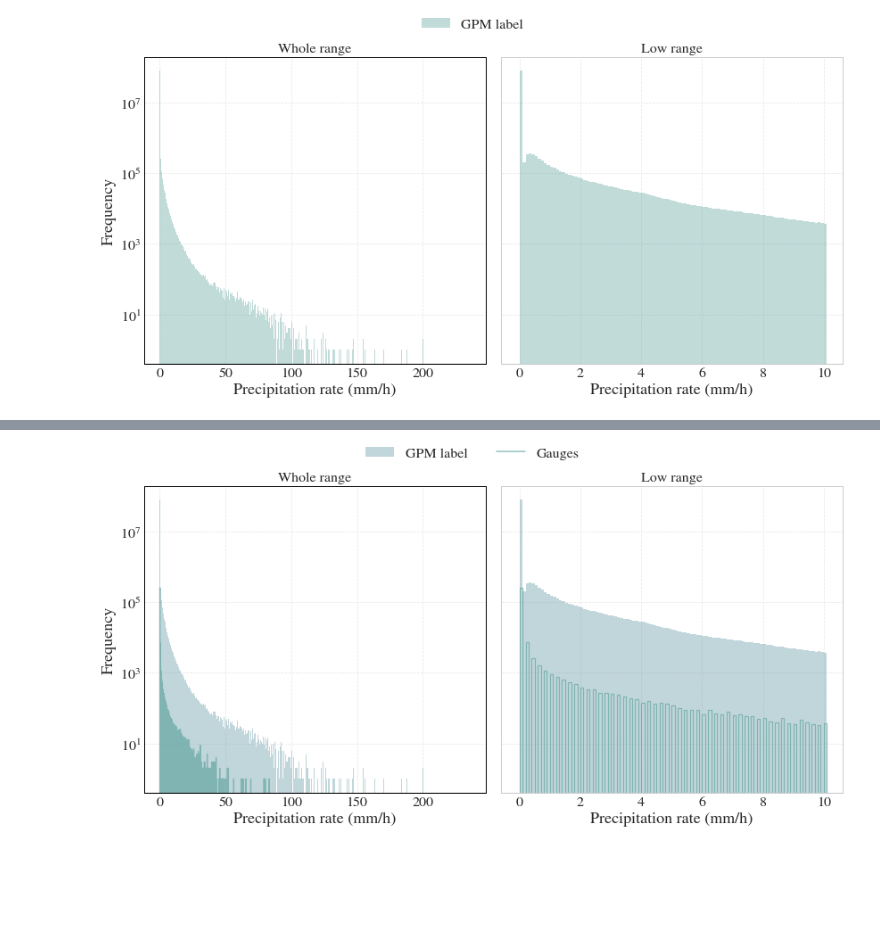
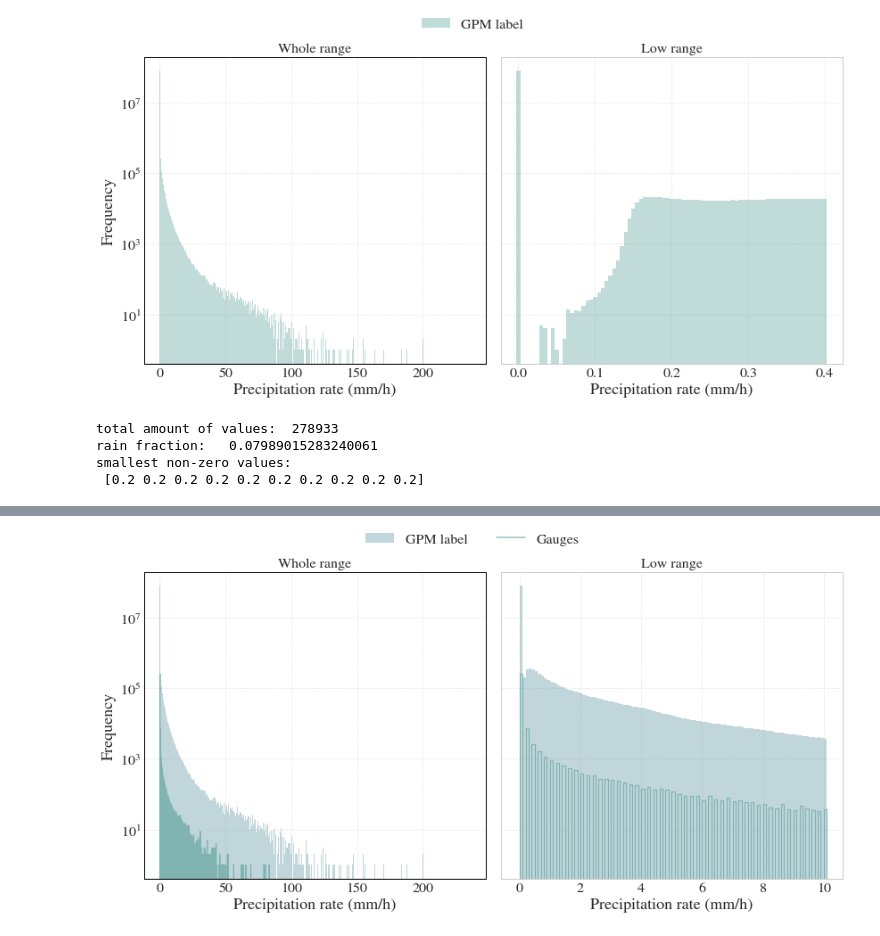
Before and after one commit to ingridingemarsson/geostat-masters-thesis, a Jupyter notebook: notebooks/check_histograms_of_rain_rate.ipynb, the cells around one changed output, grey strips where cells are left out. Cells and saved outputs as stored; diff of their text form; code cells hidden in the pictures; blank space fills up the shorter version.

Commit message:
change ROC and llow range plots

```diff
--- a/notebooks/check_histograms_of_rain_rate.ipynb
+++ b/notebooks/check_histograms_of_rain_rate.ipynb
@@ -41,24 +65,31 @@ def view_label(y):
 # %%
 start = -0.1
 end = 236.0
 binsize = 0.1
 num_of_bins = int(np.round((end-start)/binsize)+1)
 bins = np.linspace(start,end,num_of_bins)
 
+start2 = -0.0025
+end2 = 0.4025
+binsize2 = 0.005
+num_of_bins2 = int(np.round((end2-start2)/binsize2)+1)
+bins2 = np.linspace(start2,end2,num_of_bins2)
 
 data_dict = {}
 quantity = 'precipitation rate (mm/h)'
 data_list = ['gpm']
 for var in data_list:
     data_dict[var] = y_train
 
 plotDistribution(data_dict, bins, 'gpm',
                  [],
+                 #crop_at=5,
+                 bins2=bins2,
                 quantity=quantity,
                 #filename='../plots/thesis/gpm_dist_train.pdf'
                 )
 # %% [output]
-[figure, old version]
+[figure, new version]
 # %%
 #load dataset
 combined_all = xr.open_dataset(os.path.join(path_to_dataset,'combined.nc'))
@@ -72,3 +103,10 @@ combined = combined_all.copy()
 combined = combined.where(mask==0)
 # %%
 gauges = combined.gauge_precip.values[mask==0].flatten()
+# %%
+view_label(gauges)
+# %% [output]
+total amount of values:  278933
+rain fraction:   0.07989015283240061
+smallest non-zero values:
+ [0.2 0.2 0.2 0.2 0.2 0.2 0.2 0.2 0.2 0.2]
```
Also changed, not shown: parts of 5 cells of this notebook, 5 other files.
